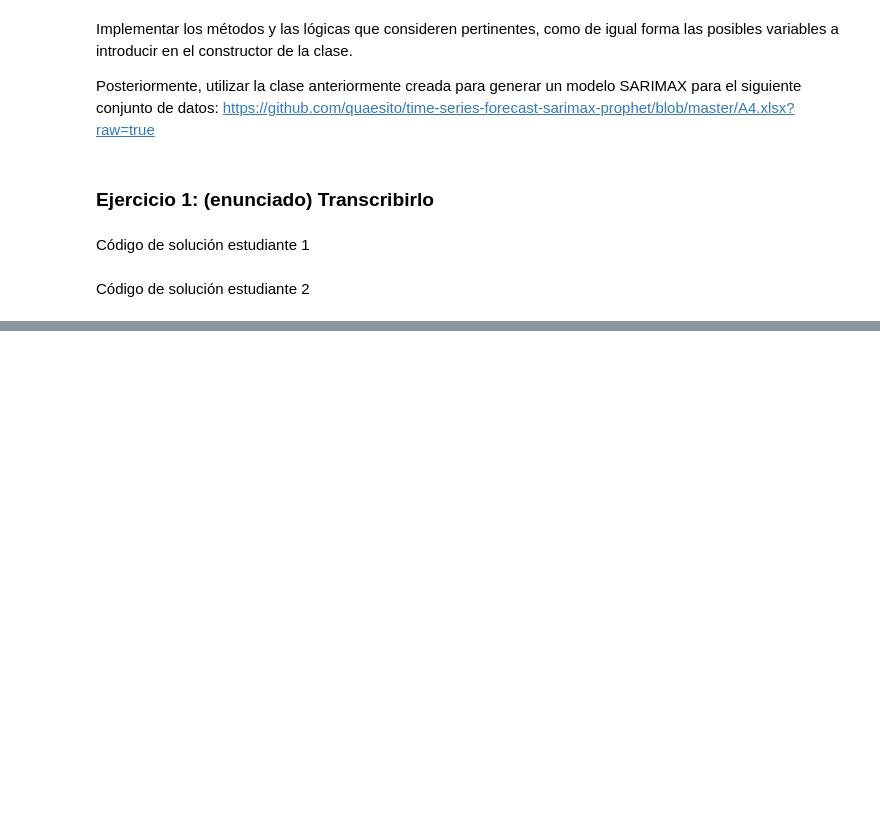
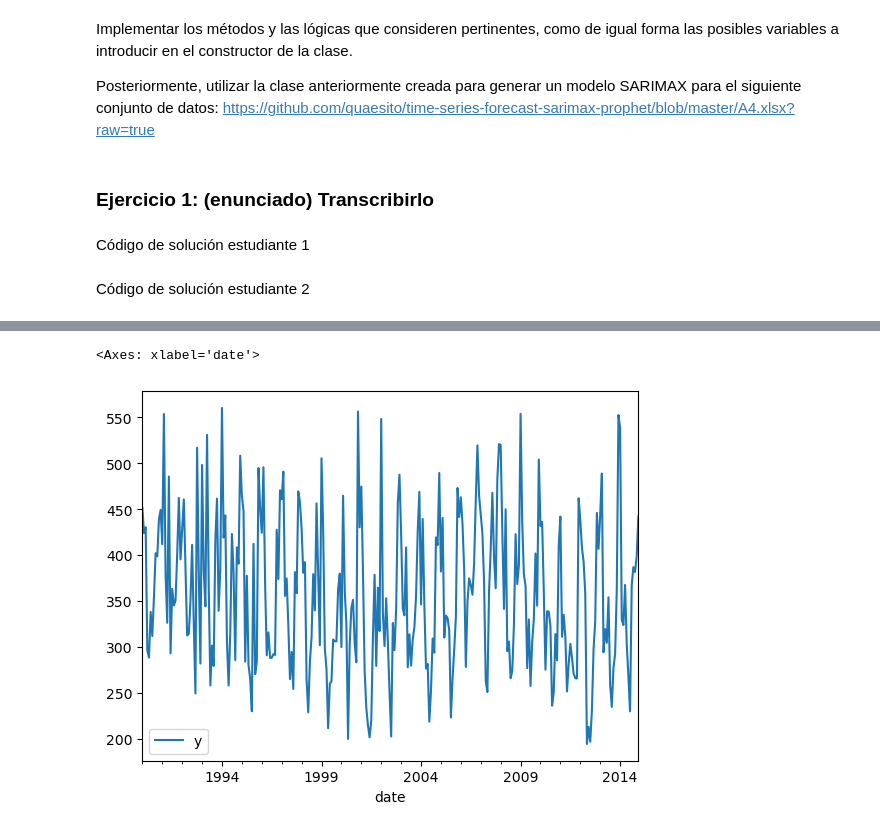
Before and after one commit to SergioDuenass/Tarea3_SDDUENAS_HCORNELAS, a Jupyter notebook: Tarea3.ipynb, the cells around one changed output, grey strips where cells are left out. Saved outputs shown, nothing was run; the diff lists cells and outputs as text; code cells hidden in the pictures; blank space fills up the shorter version.

```diff
--- a/Tarea3.ipynb
+++ b/Tarea3.ipynb
@@ -67,0 +373,6 @@ Código de solución estudiante 2
+# %%
+LF.setTimeSeriesSlice()
+LF.plotTimeSeries()
+# %% [output]
+<Axes: xlabel='date'>
+[figure, added]
```
Also changed, not shown: parts of 22 cells of this notebook.
